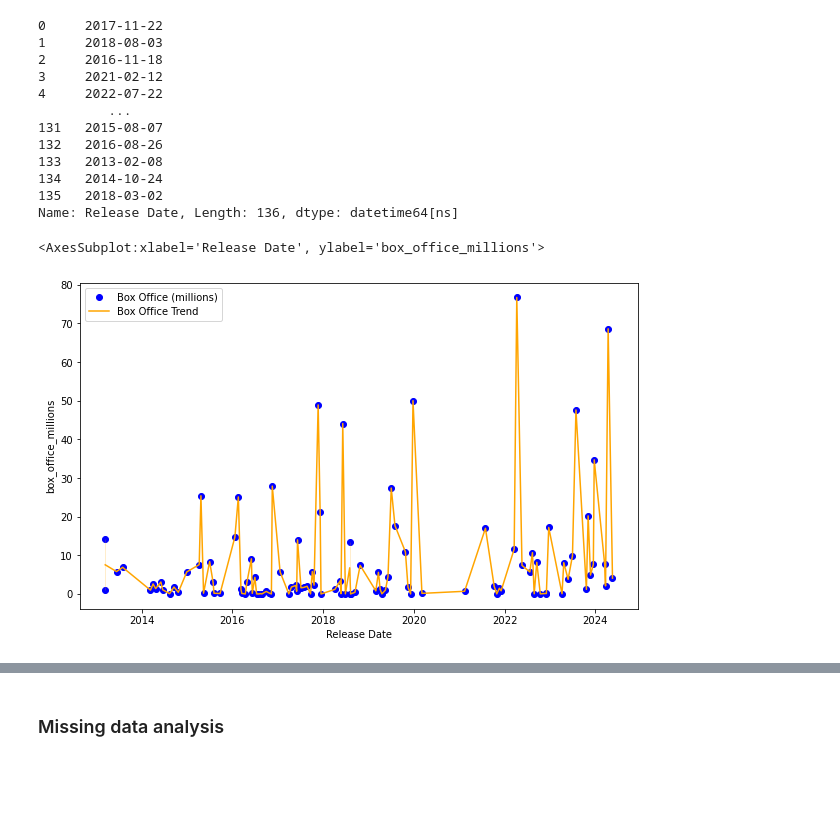
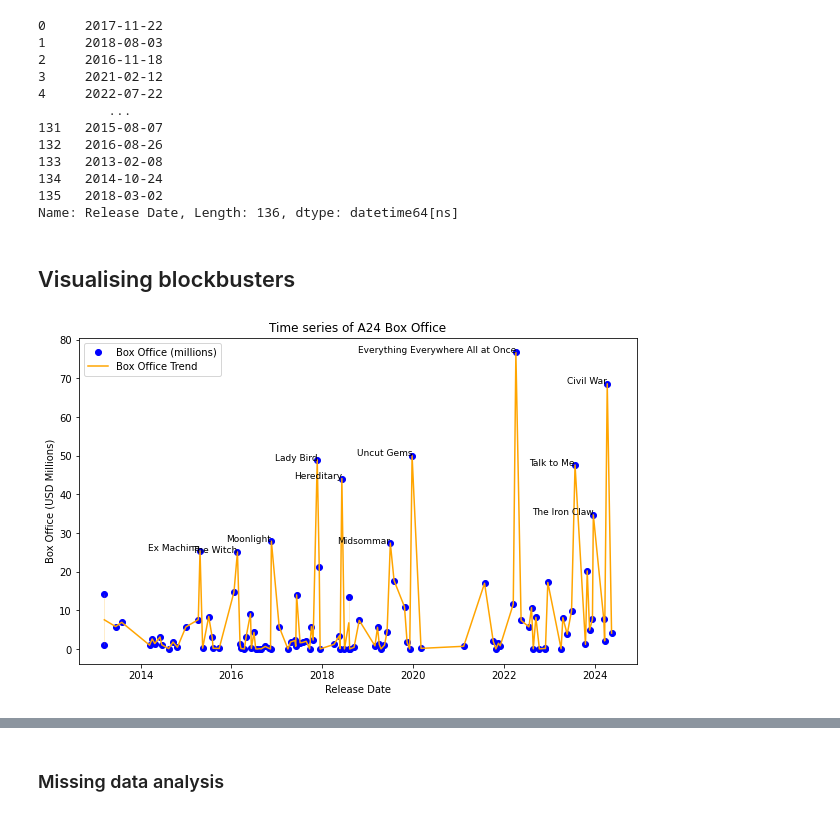
Before and after one commit to ianian-dot/scraping-and-analysing-A24-movies, a Jupyter notebook: a24_rt_analysis.ipynb, the cells around one changed output, grey strips where cells are left out. Saved outputs shown, nothing was run; the diff lists cells and outputs as text; code cells hidden in the pictures; blank space fills up the shorter version.

```diff
--- a/a24_rt_analysis.ipynb
+++ b/a24_rt_analysis.ipynb
@@ -462,12 +462,19 @@ movies_df['Release Date']
 134   2014-10-24
 135   2018-03-02
 Name: Release Date, Length: 136, dtype: datetime64[ns]
+# %% [markdown]
+## Visualising blockbusters
 # %%
 plt.figure(figsize = (10,6))
 timeseries = movies_df.set_index('Release Date')
 plt.scatter(movies_df['Release Date'], movies_df['box_office_millions'], color='blue', label='Box Office (millions)')
+for i, row in movies_df.iterrows():
+    if row['box_office_millions'] > 25:
+        plt.text(row['Release Date'], row['box_office_millions'], row['Title'], fontsize=9, ha='right')
 
 sns.lineplot(data=movies_df, x='Release Date', y='box_office_millions', color='orange', label='Box Office Trend')
+plt.title('Time series of A24 Box Office')
+plt.ylabel('Box Office (USD Millions)')
+plt.show()
 # %% [output]
-<AxesSubplot:xlabel='Release Date', ylabel='box_office_millions'>
-[figure, old version]
+[figure, new version]
```
Also changed, not shown: parts of 3 cells of this notebook.
